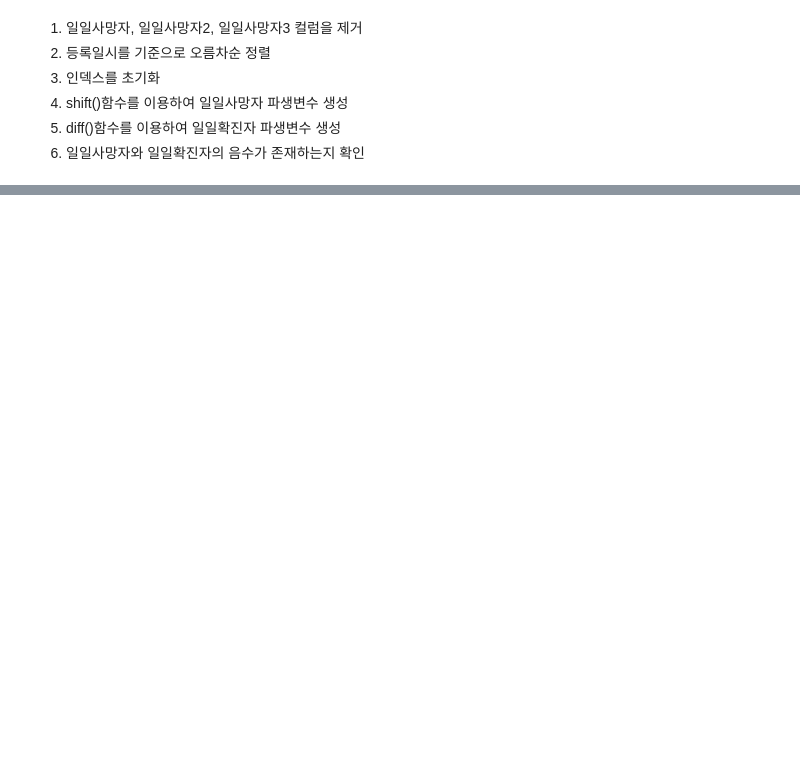
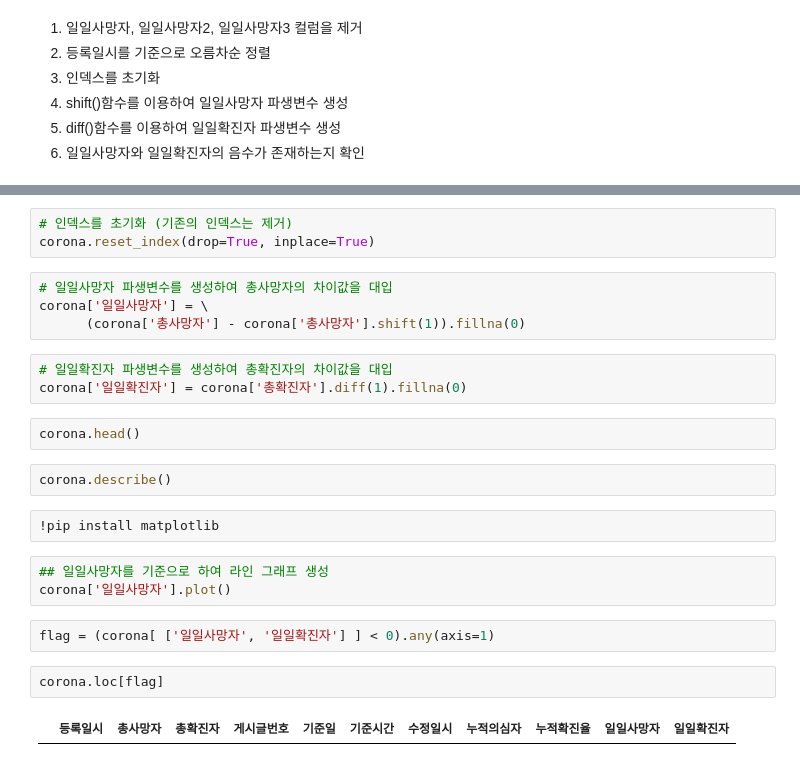
Before and after one commit to bsmoon-86/ubion_m_5, a Jupyter notebook: python/240321/01_pandas.ipynb, the cells around one changed output, grey strips where cells are left out. Cells and saved outputs as stored; diff of their text form; blank space fills up the shorter version.

```diff
--- a/python/240321/01_pandas.ipynb
+++ b/python/240321/01_pandas.ipynb
@@ -303,0 +584,25 @@ corona.loc[444:446]
+# %%
+# 인덱스를 초기화 (기존의 인덱스는 제거)
+corona.reset_index(drop=True, inplace=True)
+# %%
+# 일일사망자 파생변수를 생성하여 총사망자의 차이값을 대입
+corona['일일사망자'] = \
+      (corona['총사망자'] - corona['총사망자'].shift(1)).fillna(0)
+# %%
+# 일일확진자 파생변수를 생성하여 총확진자의 차이값을 대입
+corona['일일확진자'] = corona['총확진자'].diff(1).fillna(0)
+# %%
+corona.head()
+# %%
+corona.describe()
+# %%
+!pip install matplotlib
+# %%
+## 일일사망자를 기준으로 하여 라인 그래프 생성
+corona['일일사망자'].plot()
+# %%
+flag = (corona[ ['일일사망자', '일일확진자'] ] < 0).any(axis=1)
+# %%
+corona.loc[flag]
+# %% [output]
+|  | 등록일시 | 총사망자 | 총확진자 | 게시글번호 | 기준일 | 기준시간 | 수정일시 | 누적의심자 | 누적확진율 | 일일사망자 | 일일확진자 |
```
Also changed, not shown: parts of 41 cells of this notebook, 1 other file.
